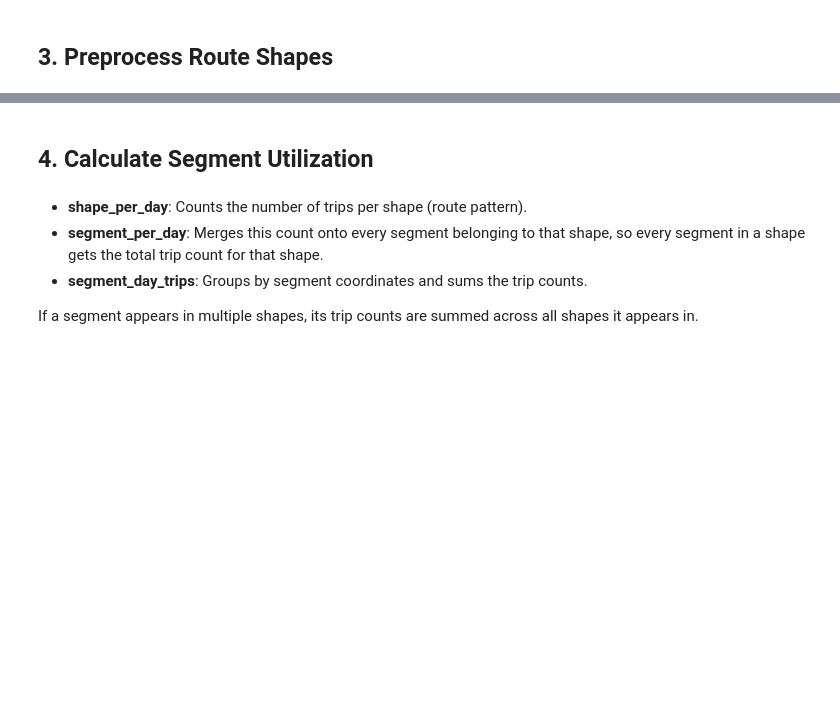
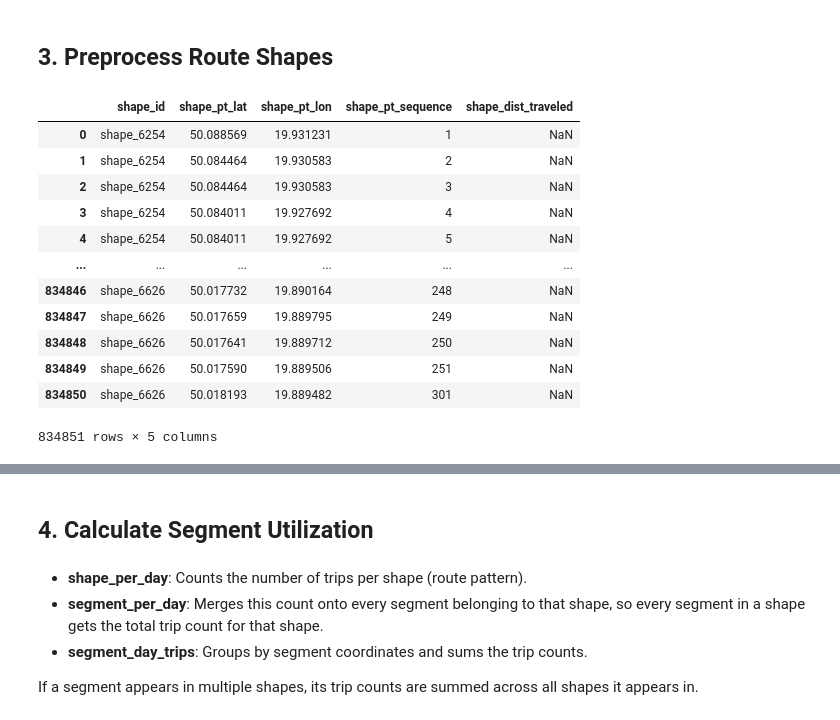
Before and after one commit to aliakseibrown/gtfs-krakow, a Jupyter notebook: krakow_transport_analysis.ipynb, the cells around one changed output, grey strips where cells are left out. Drawn from its saved outputs; the diff is of its cells as text; code cells hidden in the pictures; blank space fills up the shorter version.

```diff
--- a/krakow_transport_analysis.ipynb
+++ b/krakow_transport_analysis.ipynb
@@ -146,3 +159,19 @@ def preprocess_shapes(shapes_df):
 
 # Preprocess shapes
 segments_df = preprocess_shapes(gtfs['shapes'])
+# %%
+gtfs['shapes']
+# %% [output]
+|  | shape_id | shape_pt_lat | shape_pt_lon | shape_pt_sequence | shape_dist_traveled |
+| 0 | shape_6254 | 50.088569 | 19.931231 | 1 | NaN |
+| 1 | shape_6254 | 50.084464 | 19.930583 | 2 | NaN |
+| 2 | shape_6254 | 50.084464 | 19.930583 | 3 | NaN |
+| 3 | shape_6254 | 50.084011 | 19.927692 | 4 | NaN |
+| 4 | shape_6254 | 50.084011 | 19.927692 | 5 | NaN |
+| ... | ... | ... | ... | ... | ... |
+| 834846 | shape_6626 | 50.017732 | 19.890164 | 248 | NaN |
+| 834847 | shape_6626 | 50.017659 | 19.889795 | 249 | NaN |
+| 834848 | shape_6626 | 50.017641 | 19.889712 | 250 | NaN |
+| 834849 | shape_6626 | 50.017590 | 19.889506 | 251 | NaN |
+| 834850 | shape_6626 | 50.018193 | 19.889482 | 301 | NaN |
+834851 rows × 5 columns
```
Also changed, not shown: parts of 41 cells of this notebook, 11 other files.
